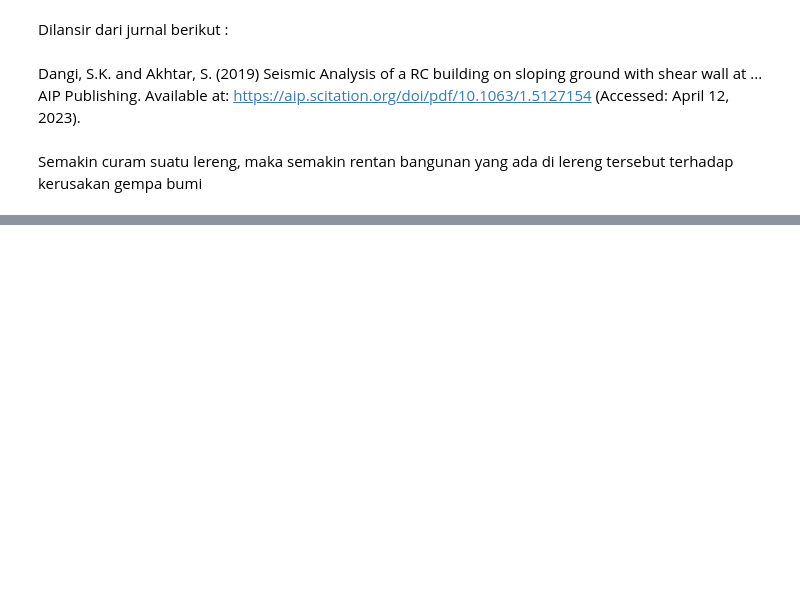
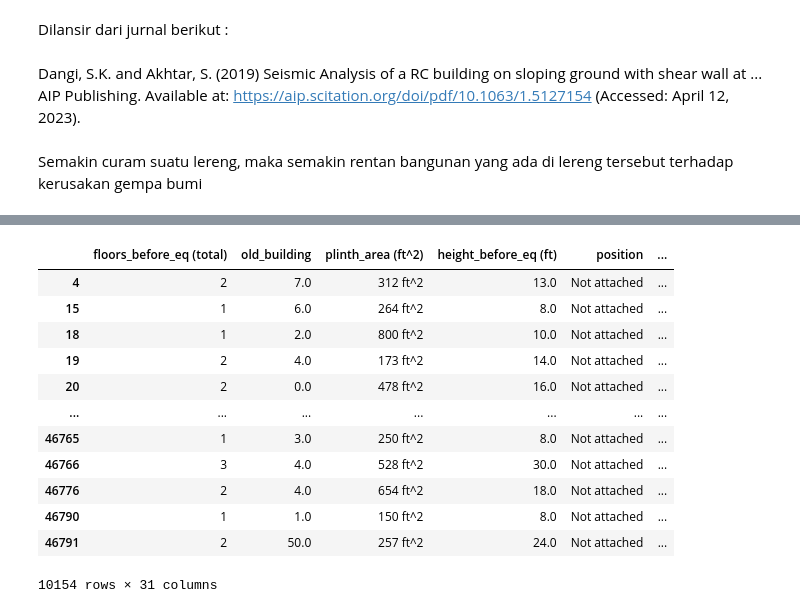
Before and after one commit to damahindra/Earthquake-Damage-Grade-Analysis-and-Prediction, a Jupyter notebook: Workspace-Firhan/ws-fir.ipynb, the cells around one changed output, grey strips where cells are left out. Cells and saved outputs as stored; diff of their text form; code cells hidden in the pictures; blank space fills up the shorter version.

```diff
--- a/Workspace-Firhan/ws-fir.ipynb
+++ b/Workspace-Firhan/ws-fir.ipynb
@@ -441,0 +481,19 @@ Lah berarti tingkat kecuraman lereng nggak ngaruh dong?? Harusnya kalau flat ber
+# %%
+non_technical_characteristics = ['technical_solution_proposed','legal_ownership_status','residential_type','land_surface_condition','residential_type','no_family_residing','govermental_use_type']
+df_low_damaged = df_dropped_na_feature_split[(df_dropped_na_feature_split['damage_grade'] == 1) | (df_dropped_na_feature_split['damage_grade'] == 2)][[x for x in df_dropped_na_feature_split.columns if x not in non_technical_characteristics]]
+# %%
+df_low_damaged
+# %% [output]
+|  | floors_before_eq (total) | old_building | plinth_area (ft^2) | height_before_eq (ft) | position | ... |
+| 4 | 2 | 7.0 | 312 ft^2 | 13.0 | Not attached | ... |
+| 15 | 1 | 6.0 | 264 ft^2 | 8.0 | Not attached | ... |
+| 18 | 1 | 2.0 | 800 ft^2 | 10.0 | Not attached | ... |
+| 19 | 2 | 4.0 | 173 ft^2 | 14.0 | Not attached | ... |
+| 20 | 2 | 0.0 | 478 ft^2 | 16.0 | Not attached | ... |
+| ... | ... | ... | ... | ... | ... | ... |
+| 46765 | 1 | 3.0 | 250 ft^2 | 8.0 | Not attached | ... |
+| 46766 | 3 | 4.0 | 528 ft^2 | 30.0 | Not attached | ... |
+| 46776 | 2 | 4.0 | 654 ft^2 | 18.0 | Not attached | ... |
+| 46790 | 1 | 1.0 | 150 ft^2 | 8.0 | Not attached | ... |
+| 46791 | 2 | 50.0 | 257 ft^2 | 24.0 | Not attached | ... |
+10154 rows × 31 columns
```
Also changed, not shown: parts of 18 cells of this notebook, 1 other file.
